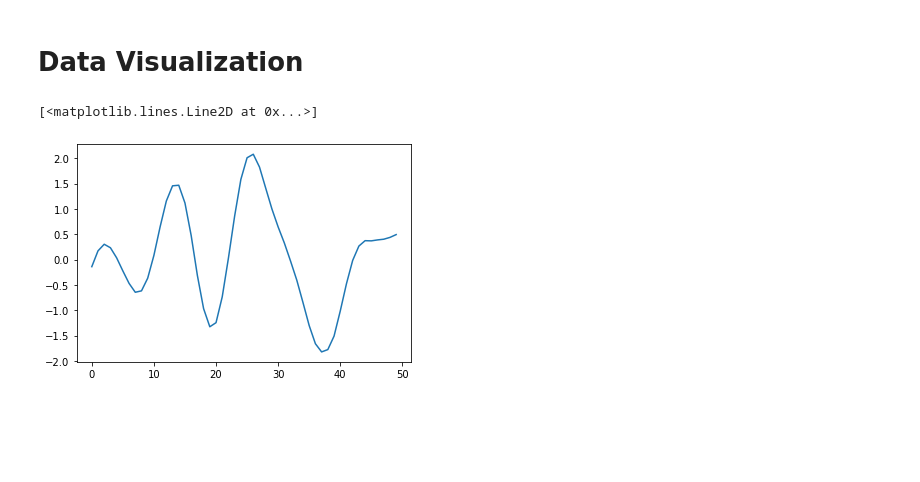
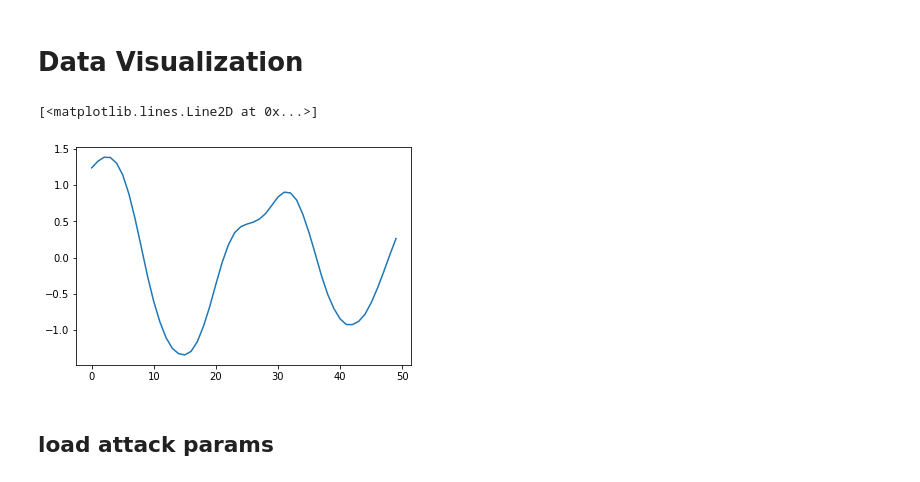
Before and after one commit to petrsokerin/Adversarial-Attacks, a Jupyter notebook: Vizual_reg_attack.ipynb, the cells around one changed output. Cells and saved outputs as stored; diff of their text form; code cells hidden in the pictures; blank space fills up the shorter version.

```diff
--- a/Vizual_reg_attack.ipynb
+++ b/Vizual_reg_attack.ipynb
@@ -348,8 +367,10 @@ import matplotlib.pyplot as plt
 X_train, X_test, y_train, y_test = load_Ford_A()
 X_train, X_test, y_train, y_test = transform_Ford_A(X_train, X_test, y_train, y_test)
 # %%
-original_object = X_test[0]
-plt.plot(original_object)
+original_object = X_test[3].unsqueeze(0)
+plt.plot(original_object[0])
 # %% [output]
 [<matplotlib.lines.Line2D at 0x...>]
-[figure, old version]
+[figure, new version]
+# %% [markdown]
+## load attack params
```
Also changed, not shown: parts of 16 cells of this notebook, 24 other files.
